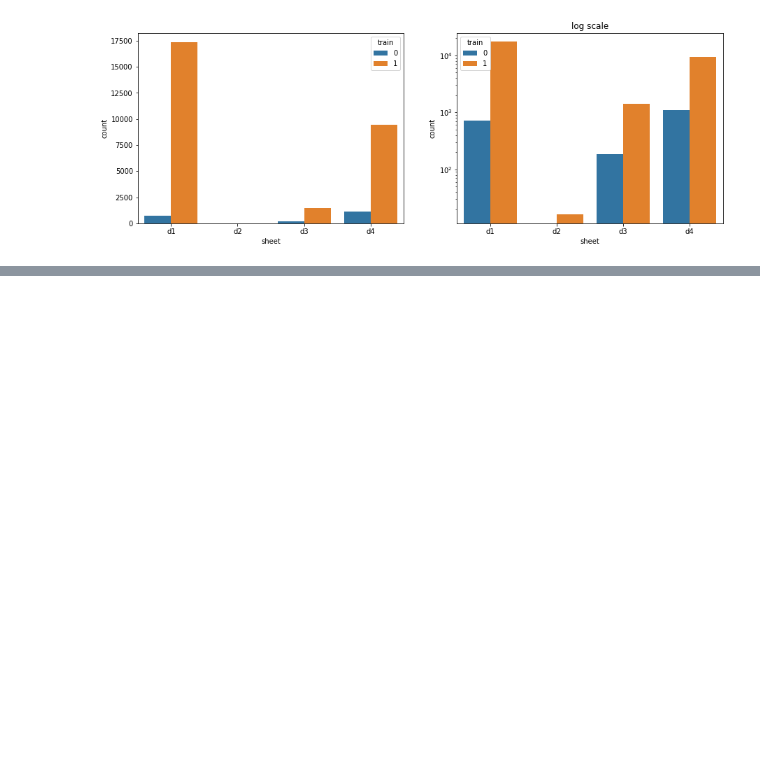
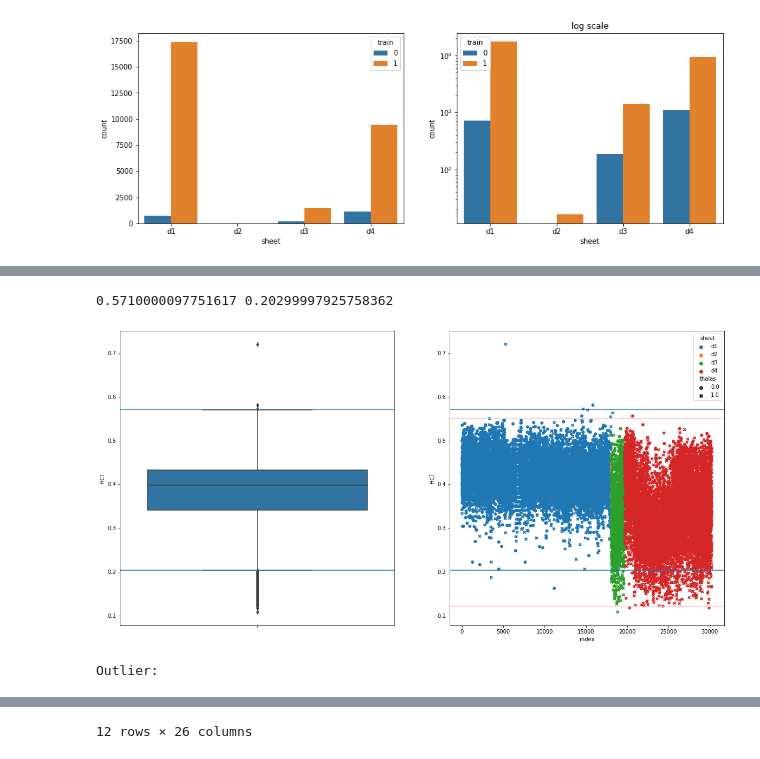
Before and after one commit to DatCanCode/thalas, a Jupyter notebook: outlier.ipynb, the cells around one changed output, grey strips where cells are left out. Cells and saved outputs as stored; diff of their text form; code cells hidden in the pictures; blank space fills up the shorter version.

```diff
--- a/outlier.ipynb
+++ b/outlier.ipynb
@@ -511,0 +200,6 @@ data_index[(data_index[f] >= m_max) | (data_index[f] <= m_min)]
+# %%
+processed_outlier = deal_with_outlier(processed_outlier, "HCT", (.12, .55), (20,10), trim=True)
+# %% [output]
+0.5710000097751617 0.20299997925758362
+[figure, added]
+Outlier:
@@ -511,0 +219 @@ data_index[(data_index[f] >= m_max) | (data_index[f] <= m_min)]
+12 rows × 26 columns
```
Also changed, not shown: parts of 29 cells of this notebook.
